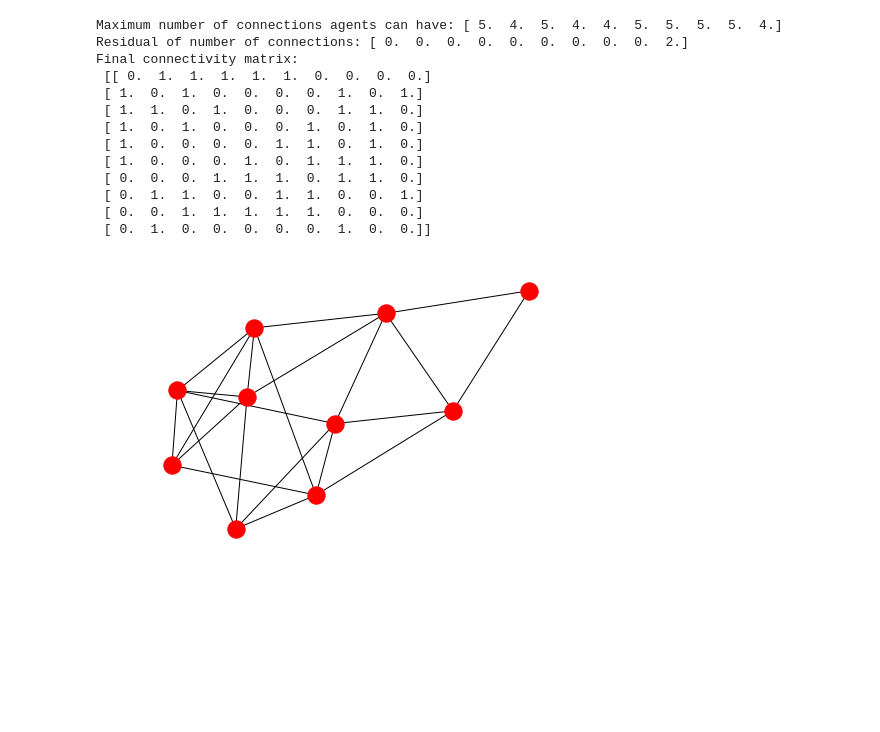
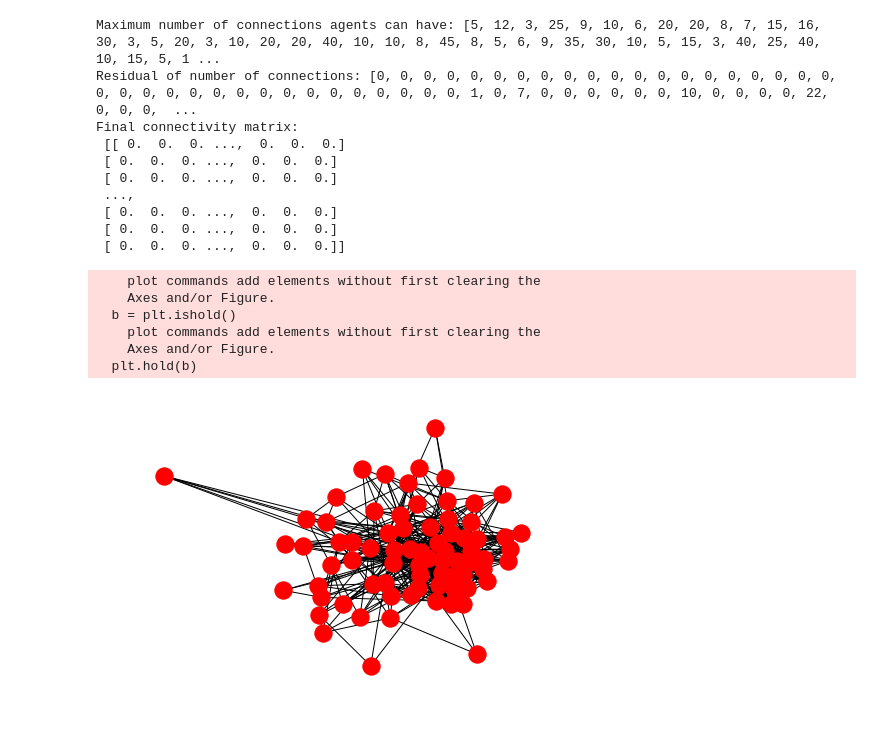
Before and after one commit to WavyV/ABM_RocketMan, a Jupyter notebook: social/create_social_network_graph.ipynb, the cells around one changed output. Saved outputs shown, nothing was run; the diff lists cells and outputs as text; code cells hidden in the pictures; blank space fills up the shorter version.

Commit message:
Updated social graph generators

```diff
--- a/social/create_social_network_graph.ipynb
+++ b/social/create_social_network_graph.ipynb
@@ -3,17 +3,19 @@ import networkx as nx
 import matplotlib.pyplot as plt
 import numpy as np
 import random
+import collections
 
-N = 10 # Number of agents
+N = 75 # Number of agents
 C = np.zeros((N,N)) # Connectivity matrix
 
 # The value at index i of this array indicates how many connections agent i can still make. Ideally, when the network has been
 # made this array contains only zeros again. Most likely there will be some mismatch due to people inconsistent number of friends
-available_connections = np.zeros(N)
+available_connections = [5, 12, 3, 25, 9, 10, 6, 20, 20, 8, 7, 15, 16, 30, 3, 5, 20, 3, 10, 20, 20, 40, 10, 10, 8, 45, 8, 5, 6, 9, 35, 30, 10, 5, 15, 3, 40, 25, 40, 10, 15, 5, 16, 30, 6, 40, 17, 25, 8, 30, 50, 20, 20, 4, 10, 6, 12, 15, 30, 20, 7, 6, 7, 30, 50, 25, 25, 10, 15, 5, 30, 5, 6, 15, 15]
 
-# Sample number of connections for each agent
-for i in range(0, N):
-    available_connections[i] = int(random.randint(0, 6)) # At this time it's random, should actually be taken from distribution
+
+# # Sample number of connections for each agent
+# for i in range(0, N):
+#     available_connections[i] = int(random.randint(0, 6)) # At this time it's random, should actually be taken from distribution
 
 print('Maximum number of connections agents can have:', available_connections)
 
@@ -27,44 +29,47 @@ for i in range(0, N):
             a.append(j)
 
     # From the list of available agents a random agent is chosen to make a connection with. Next, the connectivity matrix
     # is updated (symmetrically), the chosen agent is removed from the possible connection list (because one cannot connect to
     # the same agent more than once) and the number of connections of the chosen agent is reduced by one
     for k in range(0, int(available_connections[i])):
         if np.size(a) > 0:
             connect_with = np.random.choice(a, 1)
             C[i, connect_with] = 1
             C[connect_with, i] = 1
             a.remove(connect_with)
-            available_connections[connect_with] -= 1
+            available_connections[int(connect_with)] -= 1
         else:
             k -= 1
             break
 
     # The number of connections agent i has made is now changed. If it was able to connect to the desired amount of other
     # agents this value is zero. If it could not make all the connections it desired this value is greater than 0.
     if available_connections[i] > 0:
         available_connections[i] -= k + 1
 
 
 print('Residual of number of connections:', available_connections) # Residual of available connections
 print('Final connectivity matrix: \n', C) # Final connectivity matrix
 
 # Plot the network
 G = nx.from_numpy_matrix(C)
 nx.draw(G)
 plt.show()
 # %% [output]
-Maximum number of connections agents can have: [ 5.  4.  5.  4.  4.  5.  5.  5.  5.  4.]
-Residual of number of connections: [ 0.  0.  0.  0.  0.  0.  0.  0.  0.  2.]
+Maximum number of connections agents can have: [5, 12, 3, 25, 9, 10, 6, 20, 20, 8, 7, 15, 16, 30, 3, 5, 20, 3, 10, 20, 20, 40, 10, 10, 8, 45, 8, 5, 6, 9, 35, 30, 10, 5, 15, 3, 40, 25, 40, 10, 15, 5, 1 ...
+Residual of number of connections: [0, 0, 0, 0, 0, 0, 0, 0, 0, 0, 0, 0, 0, 0, 0, 0, 0, 0, 0, 0, 0, 0, 0, 0, 0, 0, 0, 0, 0, 0, 0, 0, 0, 0, 0, 0, 1, 0, 7, 0, 0, 0, 0, 0, 0, 10, 0, 0, 0, 0, 22, 0, 0, 0,  ...
 Final connectivity matrix:
- [[ 0.  1.  1.  1.  1.  1.  0.  0.  0.  0.]
- [ 1.  0.  1.  0.  0.  0.  0.  1.  0.  1.]
- [ 1.  1.  0.  1.  0.  0.  0.  1.  1.  0.]
- [ 1.  0.  1.  0.  0.  0.  1.  0.  1.  0.]
- [ 1.  0.  0.  0.  0.  1.  1.  0.  1.  0.]
- [ 1.  0.  0.  0.  1.  0.  1.  1.  1.  0.]
- [ 0.  0.  0.  1.  1.  1.  0.  1.  1.  0.]
- [ 0.  1.  1.  0.  0.  1.  1.  0.  0.  1.]
- [ 0.  0.  1.  1.  1.  1.  1.  0.  0.  0.]
- [ 0.  1.  0.  0.  0.  0.  0.  1.  0.  0.]]
+ [[ 0.  0.  0. ...,  0.  0.  0.]
+ [ 0.  0.  0. ...,  0.  0.  0.]
+ [ 0.  0.  0. ...,  0.  0.  0.]
+ ...,
+ [ 0.  0.  0. ...,  0.  0.  0.]
+ [ 0.  0.  0. ...,  0.  0.  0.]
+ [ 0.  0.  0. ...,  0.  0.  0.]]
+    plot commands add elements without first clearing the
+    Axes and/or Figure.
+  b = plt.ishold()
+    plot commands add elements without first clearing the
+    Axes and/or Figure.
+  plt.hold(b)
-[figure, old version]
+[figure, new version]
```
Also changed, not shown: parts of 1 cell of this notebook, 7 other files.
